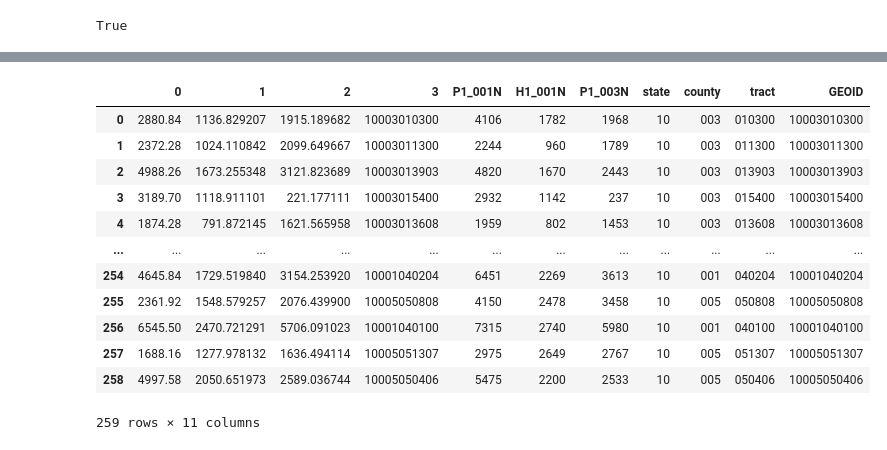
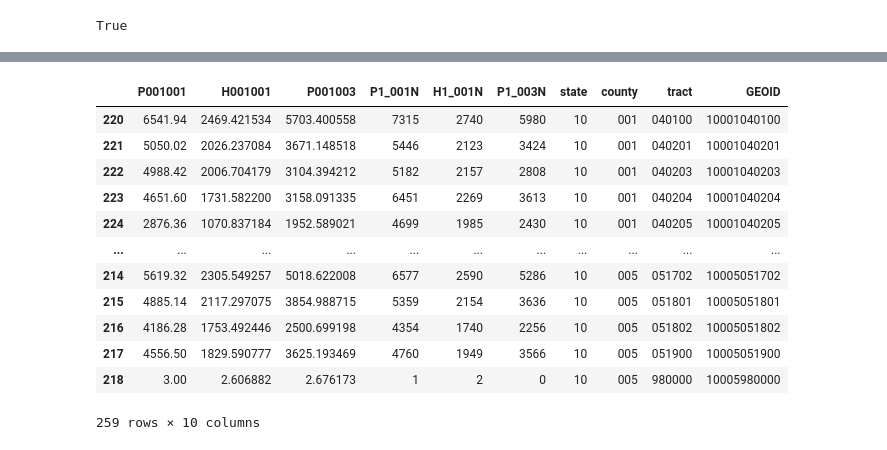
Before and after one commit to de-data-lab/census-tract-redistricting, a Jupyter notebook: smooth surface estimation/generate-smooth-surface.ipynb, the cells around one changed output, grey strips where cells are left out. Saved outputs shown, nothing was run; the diff lists cells and outputs as text; code cells hidden in the pictures.

Commit message:
Use Spatial Joins
Updated interpolation scripts to use spatial joins with groupings instead of applying functions to each row.

```diff
--- a/smooth surface estimation/generate-smooth-surface.ipynb
+++ b/smooth surface estimation/generate-smooth-surface.ipynb
@@ -204,0 +163,3 @@ Missed a point!
+# %%
+# Spatially join each point to the 2010 census tract containing it
+variables_per_point = geopandas.sjoin(points_list, tract_data, how="left", op='within')
@@ -204,0 +195,8 @@ Missed a point!
+# %%
+# Exclude missed points from the list
+variables_per_point = variables_per_point.loc[~variables_per_point["index_right"].isna()]
+
+# Divide variables of intersest by tract population and multiply by the portion of the population represented by each point
+variables_per_point[["P001001", "H001001", "P001003"]] = variables_per_point[["P001001", "H001001", "P001003"]].astype(int).div(variables_per_point["P001001"].astype(int), axis=0).mul(variables_per_point["population_per_point"], axis=0)
+# Reset index
+variables_per_point = variables_per_point.reset_index()
@@ -237,0 +241,11 @@ interpolated_values = tract2020.apply(sum_to_tract, axis=1, args=(variables_per_
+# %%
+# Spatially join points to 2020 census tracts
+interpolated_values = geopandas.sjoin(variables_per_point[["GEO_ID","geometry","P001001","H001001","P001003"]], tract2020, how="left", op='within')
+
+# Sum the values for each 2020 tract
+interpolated_values = interpolated_values[["GEOID", "P001001", "H001001", "P001003"]].groupby("GEOID").sum()
+
+interpolated_values
+
+
+#tract2020
@@ -273,16 +302,16 @@ interpolated_values.merge(tract2020_data, left_on=3, right_on="GEOID").to_csv("e
 # %%
-interpolated_values.merge(tract2020_data, left_on=3, right_on="GEOID")
+interpolated_values.merge(tract2020_data, left_index=True, right_on="GEOID")
 # %% [output]
-|  | 0 | 1 | 2 | 3 | P1_001N | H1_001N | P1_003N | state | county | tract | GEOID |
-| 0 | 2880.84 | 1136.829207 | 1915.189682 | 10003010300 | 4106 | 1782 | 1968 | 10 | 003 | 010300 | 10003010300 |
-| 1 | 2372.28 | 1024.110842 | 2099.649667 | 10003011300 | 2244 | 960 | 1789 | 10 | 003 | 011300 | 10003011300 |
-| 2 | 4988.26 | 1673.255348 | 3121.823689 | 10003013903 | 4820 | 1670 | 2443 | 10 | 003 | 013903 | 10003013903 |
-| 3 | 3189.70 | 1118.911101 | 221.177111 | 10003015400 | 2932 | 1142 | 237 | 10 | 003 | 015400 | 10003015400 |
-| 4 | 1874.28 | 791.872145 | 1621.565958 | 10003013608 | 1959 | 802 | 1453 | 10 | 003 | 013608 | 10003013608 |
-| ... | ... | ... | ... | ... | ... | ... | ... | ... | ... | ... | ... |
-| 254 | 4645.84 | 1729.519840 | 3154.253920 | 10001040204 | 6451 | 2269 | 3613 | 10 | 001 | 040204 | 10001040204 |
-| 255 | 2361.92 | 1548.579257 | 2076.439900 | 10005050808 | 4150 | 2478 | 3458 | 10 | 005 | 050808 | 10005050808 |
-| 256 | 6545.50 | 2470.721291 | 5706.091023 | 10001040100 | 7315 | 2740 | 5980 | 10 | 001 | 040100 | 10001040100 |
-| 257 | 1688.16 | 1277.978132 | 1636.494114 | 10005051307 | 2975 | 2649 | 2767 | 10 | 005 | 051307 | 10005051307 |
-| 258 | 4997.58 | 2050.651973 | 2589.036744 | 10005050406 | 5475 | 2200 | 2533 | 10 | 005 | 050406 | 10005050406 |
+|  | P001001 | H001001 | P001003 | P1_001N | H1_001N | P1_003N | state | county | tract | GEOID |
+| 220 | 6541.94 | 2469.421534 | 5703.400558 | 7315 | 2740 | 5980 | 10 | 001 | 040100 | 10001040100 |
+| 221 | 5050.02 | 2026.237084 | 3671.148518 | 5446 | 2123 | 3424 | 10 | 001 | 040201 | 10001040201 |
+| 222 | 4988.42 | 2006.704179 | 3104.394212 | 5182 | 2157 | 2808 | 10 | 001 | 040203 | 10001040203 |
+| 223 | 4651.60 | 1731.582200 | 3158.091335 | 6451 | 2269 | 3613 | 10 | 001 | 040204 | 10001040204 |
+| 224 | 2876.36 | 1070.837184 | 1952.589021 | 4699 | 1985 | 2430 | 10 | 001 | 040205 | 10001040205 |
+| ... | ... | ... | ... | ... | ... | ... | ... | ... | ... | ... |
+| 214 | 5619.32 | 2305.549257 | 5018.622008 | 6577 | 2590 | 5286 | 10 | 005 | 051702 | 10005051702 |
+| 215 | 4885.14 | 2117.297075 | 3854.988715 | 5359 | 2154 | 3636 | 10 | 005 | 051801 | 10005051801 |
+| 216 | 4186.28 | 1753.492446 | 2500.699198 | 4354 | 1740 | 2256 | 10 | 005 | 051802 | 10005051802 |
+| 217 | 4556.50 | 1829.590777 | 3625.193469 | 4760 | 1949 | 3566 | 10 | 005 | 051900 | 10005051900 |
+| 218 | 3.00 | 2.606882 | 2.676173 | 1 | 2 | 0 | 10 | 005 | 980000 | 10005980000 |
-259 rows × 11 columns
+259 rows × 10 columns
```
Also changed, not shown: parts of 11 cells of this notebook, 1 other file.
